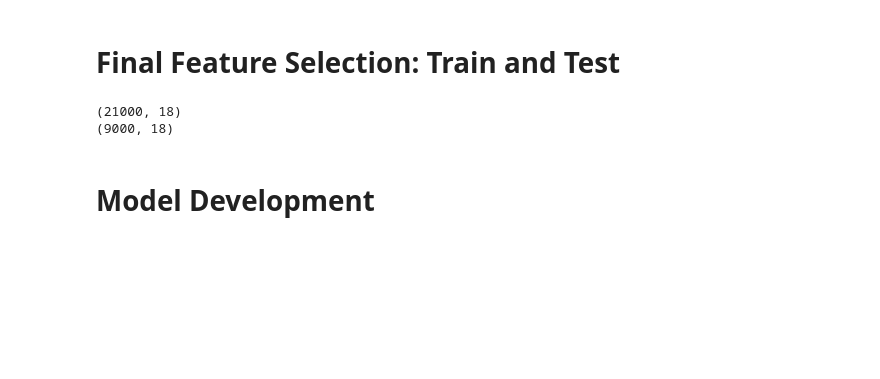
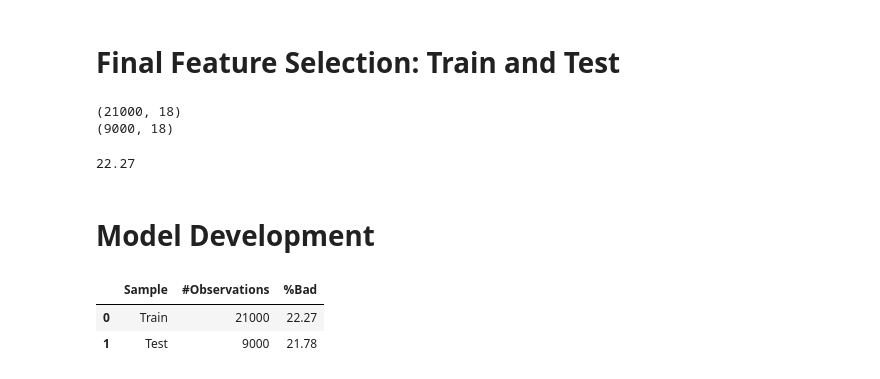
Before and after one commit to VarunBhavnani/CreditLineModel, a Jupyter notebook: CreditLineModel.ipynb, the cells around one changed output. Cells and saved outputs as stored; diff of their text form; code cells hidden in the pictures; blank space fills up the shorter version.

```diff
--- a/CreditLineModel.ipynb
+++ b/CreditLineModel.ipynb
@@ -1469,5 +1470,33 @@ print(X_test_selected.shape)
 # %% [output]
 (21000, 18)
 (9000, 18)
+# %%
+target = 'default payment next month'
+# %%
+round(df_train[target].value_counts(dropna = False, normalize = True)[1]*100,2)
+# %% [output]
+22.27
 # %% [markdown]
 # Model Development
+# %%
+def Bad_rate_infp(df_train,df_test,target):
+    obs_train = len(df_train)
+    obs_test = len(df_test)
+    bad_rate_train = round(df_train[target].value_counts(dropna = False, normalize = True)[1]*100,2)
+    bad_rate_test = round(df_test[target].value_counts(dropna = False, normalize = True)[1]*100,2)
+
+    result = {
+        'Sample': ['Train','Test'],
+        '#Observations': [obs_train,obs_test],
+        '%Bad': [bad_rate_train,bad_rate_test]
+    }
+
+    summary = pd.DataFrame(result)
+
+    return summary
+# %%
+Bad_rate_infp(df_train,df_test,'default payment next month')
+# %% [output]
+|  | Sample | #Observations | %Bad |
+| 0 | Train | 21000 | 22.27 |
+| 1 | Test | 9000 | 21.78 |
```
Also changed, not shown: parts of 30 cells of this notebook.
